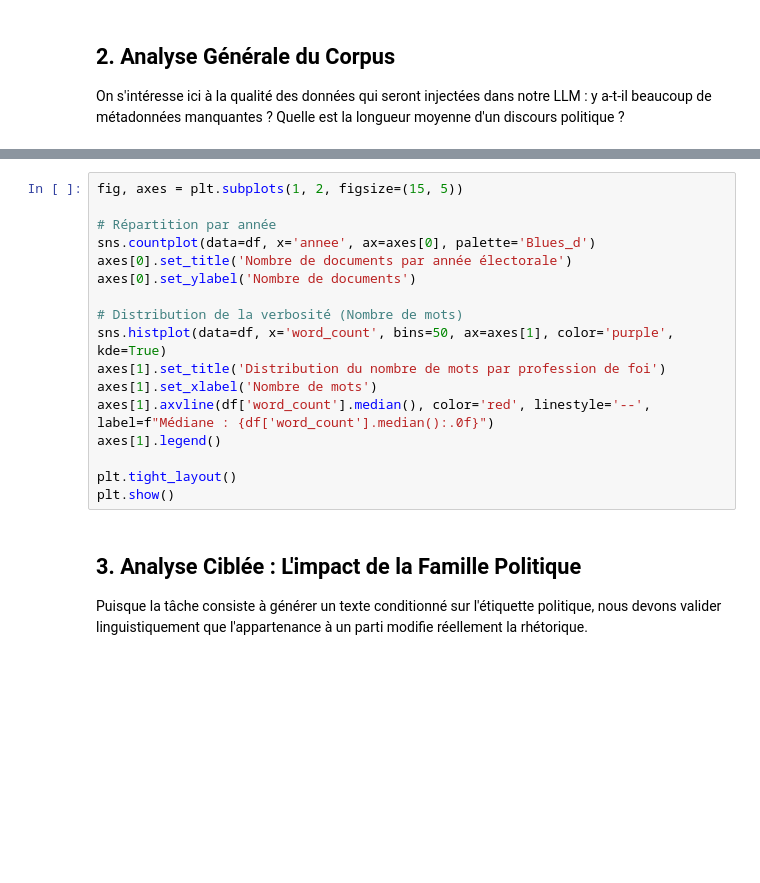
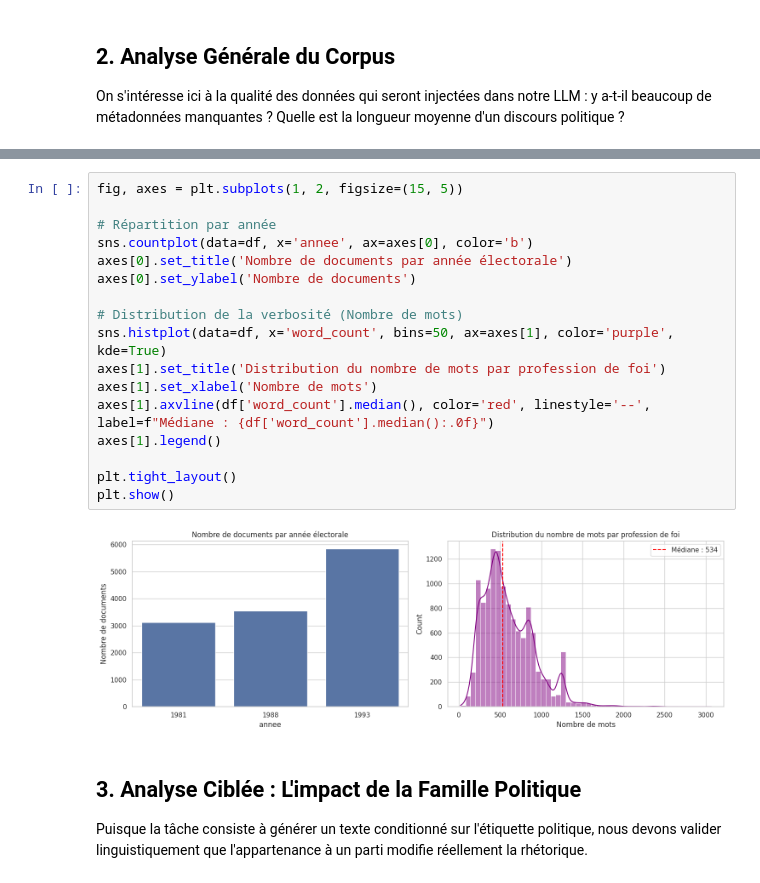
Before and after one commit to felixdechamps/projet-nlp-3A, a Jupyter notebook: eda_analysis.ipynb, the cells around one changed output, grey strips where cells are left out. Drawn from its saved outputs; the diff is of its cells as text; blank space fills up the shorter version.

```diff
--- a/eda_analysis.ipynb
+++ b/eda_analysis.ipynb
@@ -103,20 +114,22 @@ print("Ce graphique est crucial : on remarque que les métadonnées (qui vont se
 # %%
 fig, axes = plt.subplots(1, 2, figsize=(15, 5))
 
 # Répartition par année
-sns.countplot(data=df, x='annee', ax=axes[0], palette='Blues_d')
+sns.countplot(data=df, x='annee', ax=axes[0], color='b')
 axes[0].set_title('Nombre de documents par année électorale')
 axes[0].set_ylabel('Nombre de documents')
 
 # Distribution de la verbosité (Nombre de mots)
 sns.histplot(data=df, x='word_count', bins=50, ax=axes[1], color='purple', kde=True)
 axes[1].set_title('Distribution du nombre de mots par profession de foi')
 axes[1].set_xlabel('Nombre de mots')
 axes[1].axvline(df['word_count'].median(), color='red', linestyle='--', label=f"Médiane : {df['word_count'].median():.0f}")
 axes[1].legend()
 
 plt.tight_layout()
 plt.show()
+# %% [output]
+[figure, added]
 # %% [markdown]
 ## 3. Analyse Ciblée : L'impact de la Famille Politique
 
```
Also changed, not shown: parts of 16 cells of this notebook, 4 other files.
